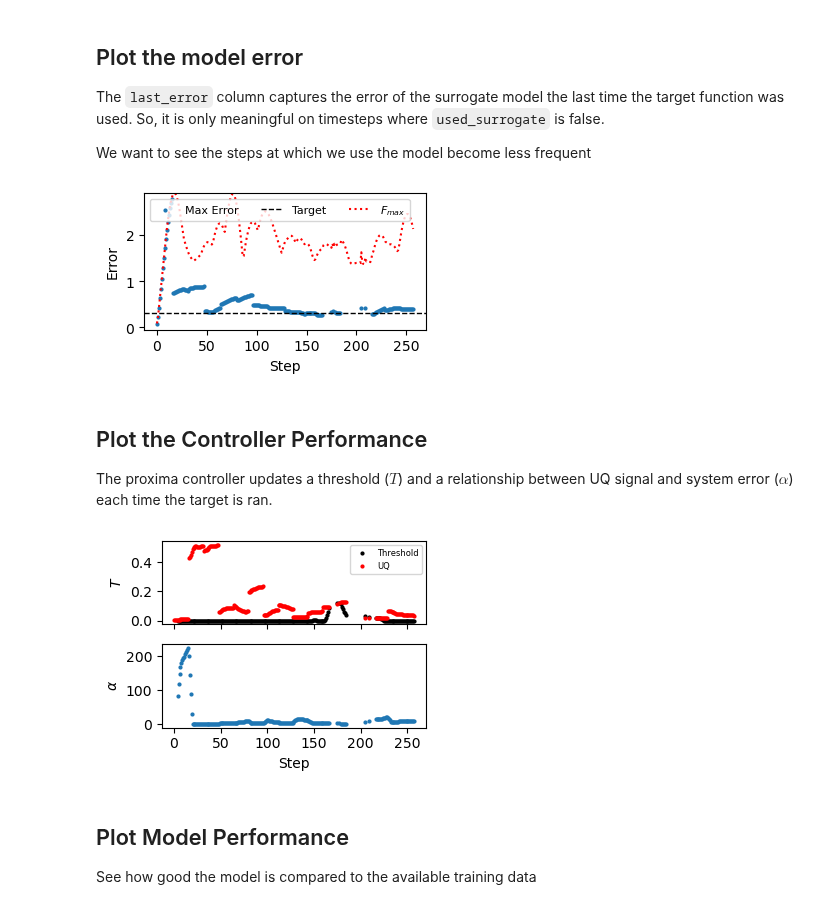
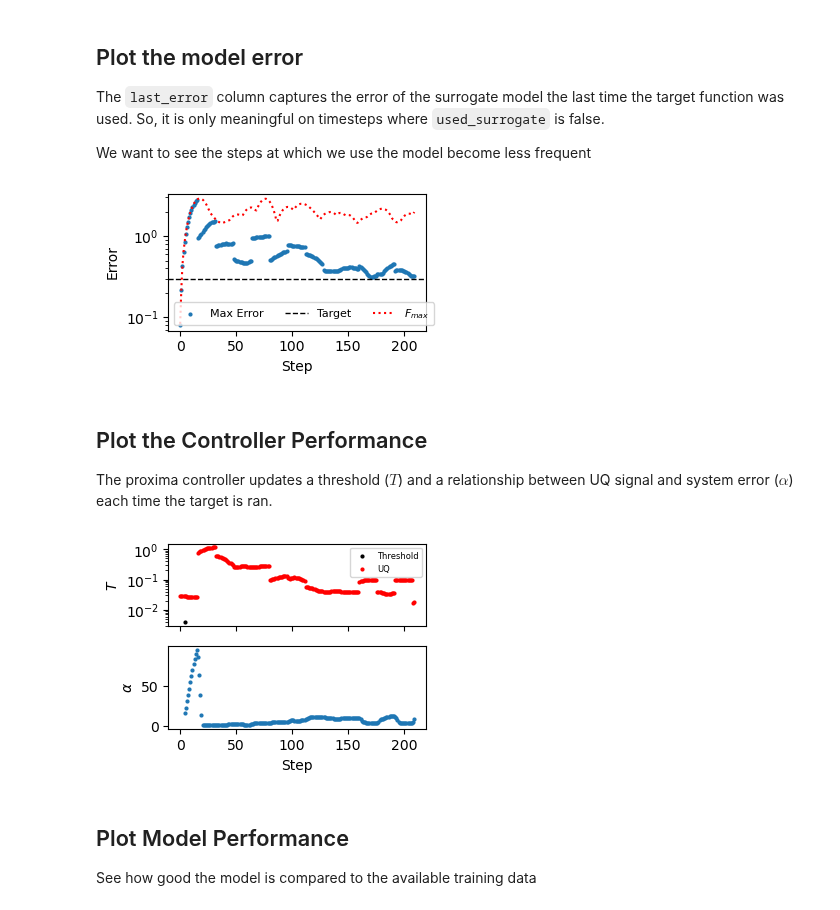
Before and after one commit to globus-labs/cascade, a Jupyter notebook: 2_proxima/1_evaluate-performance.ipynb, the cells around one changed output. Cells and saved outputs as stored; diff of their text form; code cells hidden in the pictures.

```diff
--- a/2_proxima/1_evaluate-performance.ipynb
+++ b/2_proxima/1_evaluate-performance.ipynb
@@ -16,7 +17,7 @@ import json
 # %% [markdown]
 Configuration
 # %%
-run_dir = 'runs/si-vacancy-2x2x2-blyp-temp=800.0-method=blyp-021452d0/'
+run_dir = 'runs/si-vacancy-2x2x2-blyp-temp=800.0-method=blyp-e33311bf/'
 # %%
 run_dir = Path(run_dir)
 params = json.loads((run_dir / 'params.json').read_text())
@@ -63,20 +68,20 @@ target_ran = data.query('not used_surrogate')
 # %%
 fig, ax = plt.subplots(figsize=(3.5, 2.1))
 
 ax.scatter(target_ran.index, target_ran['last_error'], s=4, label='Max Error')
 ax.set_xlim(ax.get_xlim())
-ax.plot(ax.get_xlim(), [params['target_error']]*2, 'k--', lw=1, label='Target')
+ax.semilogy(ax.get_xlim(), [params['target_error']]*2, 'k--', lw=1, label='Target')
 ax.set_ylim(ax.get_ylim())
 
 ax.plot(data.index, data['maximum_force'], ':r', label='$F_{max}$')
 
 ax.set_xlabel('Step')
 ax.set_ylabel('Error')
 ax.legend(fontsize=8, ncols=3)
 
 fig.tight_layout()
 # %% [output]
-[figure, old version]
+[figure, new version]
 # %% [markdown]
 ## Plot the Controller Performance
 The proxima controller updates a threshold ($T$) and a relationship between UQ signal and system error ($\alpha$) each time the target is ran.
@@ -87,6 +92,7 @@ ax = axs[0]
 ax.scatter(target_ran.index, target_ran['proxima_threshold'], c='k', s=4, label='Threshold')
 ax.scatter(target_ran.index, target_ran['last_uncer'], c='r', s=4, label='UQ')
 ax.set_ylabel('$T$')
+ax.set_yscale('log')
 ax.legend(fontsize=6)
 
 ax = axs[1]
@@ -98,7 +104,7 @@ ax.set_xlabel('Step')
 
 fig.tight_layout()
 # %% [output]
-[figure, old version]
+[figure, new version]
 # %% [markdown]
 ## Plot Model Performance
 See how good the model is compared to the available training data
```
Also changed, not shown: parts of 7 cells of this notebook, 4 other files.
